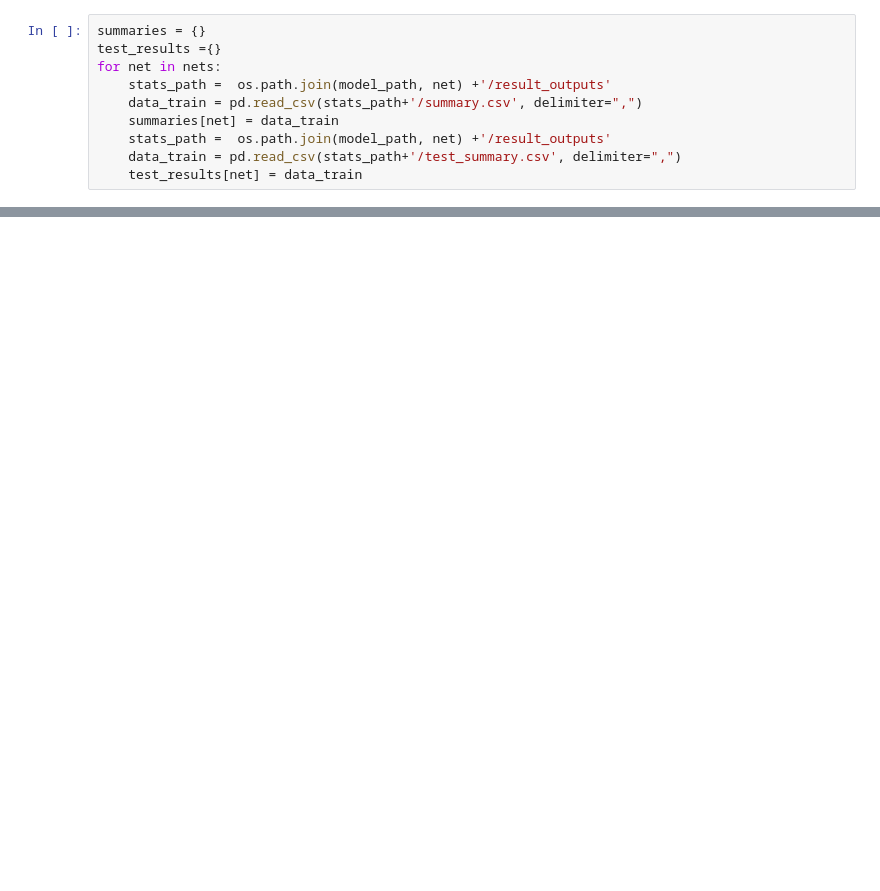
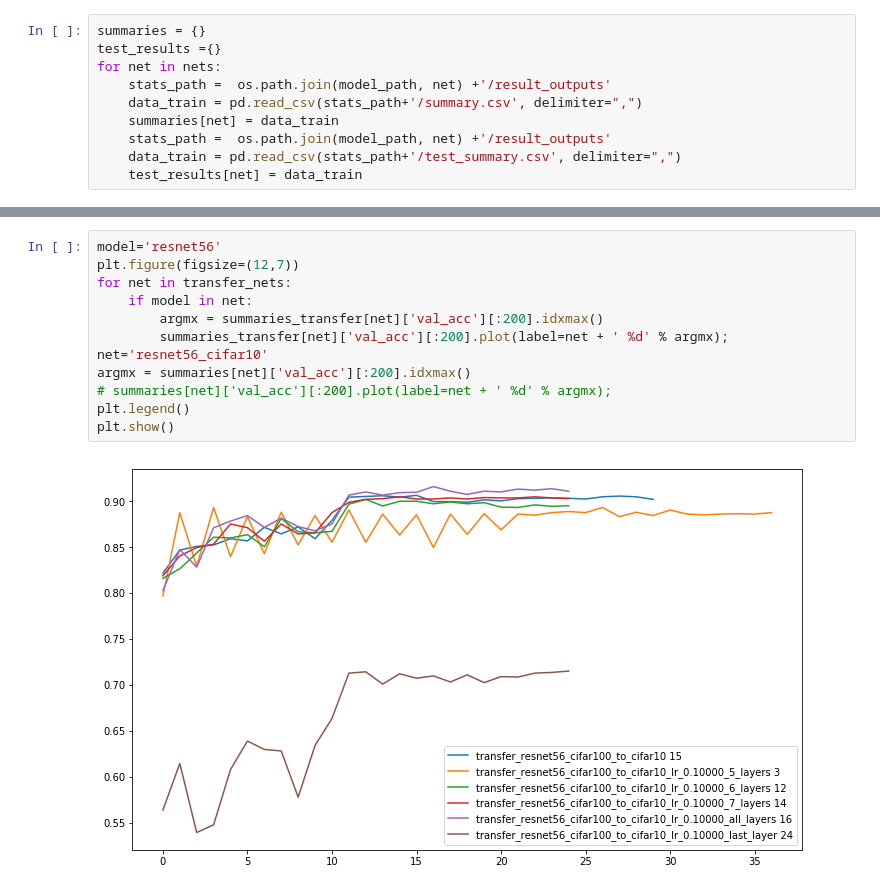
Before and after one commit to nanton96/An-Empirical-Evaluation-of-Adversarial-Robustness-under-Transfer-Learning, a Jupyter notebook: notebooks/Plodz.ipynb, the cells around one changed output, grey strips where cells are left out. Drawn from its saved outputs; the diff is of its cells as text; blank space fills up the shorter version.

```diff
--- a/notebooks/Plodz.ipynb
+++ b/notebooks/Plodz.ipynb
@@ -82,0 +115,14 @@ plt.show()
+# %%
+model='resnet56'
+plt.figure(figsize=(12,7))
+for net in transfer_nets:
+    if model in net:
+        argmx = summaries_transfer[net]['val_acc'][:200].idxmax()
+        summaries_transfer[net]['val_acc'][:200].plot(label=net + ' %d' % argmx);
+net='resnet56_cifar10'
+argmx = summaries[net]['val_acc'][:200].idxmax()
+# summaries[net]['val_acc'][:200].plot(label=net + ' %d' % argmx);
+plt.legend()
+plt.show()
+# %% [output]
+[figure, added]
```
Also changed, not shown: parts of 14 cells of this notebook.
